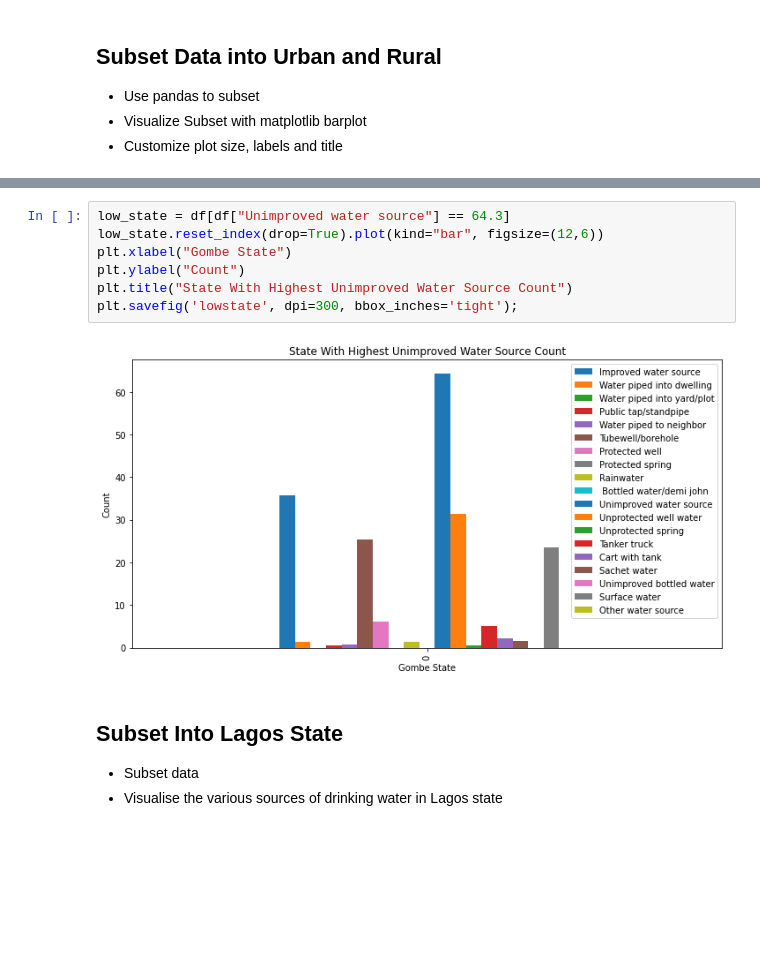
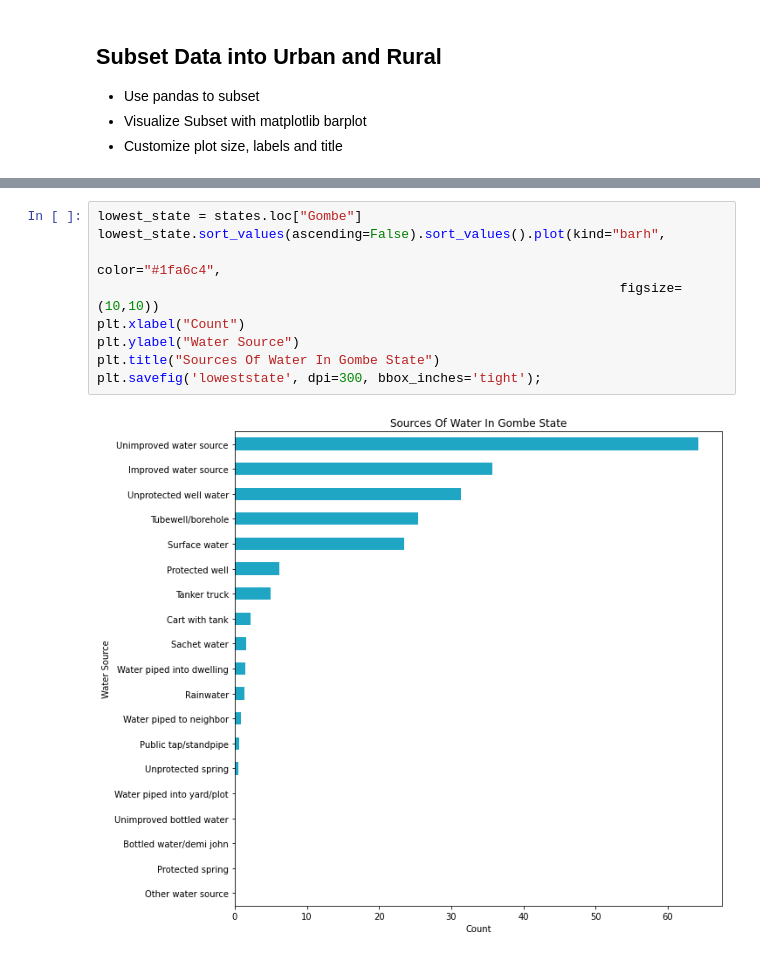
Before and after one commit to TheBlueZayn/analysis-of-water-sources-in-nigeria, a Jupyter notebook: Analysis Of Water Sources In Nigeria.ipynb, the cells around one changed output, grey strips where cells are left out. Drawn from its saved outputs; the diff is of its cells as text; blank space fills up the shorter version.

```diff
--- a/Analysis Of Water Sources In Nigeria.ipynb
+++ b/Analysis Of Water Sources In Nigeria.ipynb
@@ -198,14 +208,12 @@ df[df["Unimproved water source"] == 64.3]
-# %%
-low_state = df[df["Unimproved water source"] == 64.3]
-low_state.reset_index(drop=True).plot(kind="bar", figsize=(12,6))
-plt.xlabel("Gombe State")
-plt.ylabel("Count")
-plt.title("State With Highest Unimproved Water Source Count")
-plt.savefig('lowstate', dpi=300, bbox_inches='tight');
-# %% [output]
-[figure, removed]
-# %% [markdown]
-## Subset Into Lagos State
-- Subset data
-- Visualise the various sources of drinking water in Lagos state
+# %%
+lowest_state = states.loc["Gombe"]
+lowest_state.sort_values(ascending=False).sort_values().plot(kind="barh",
+                                                                   color="#1fa6c4",
+                                                                   figsize=(10,10))
+plt.xlabel("Count")
+plt.ylabel("Water Source")
+plt.title("Sources Of Water In Gombe State")
+plt.savefig('loweststate', dpi=300, bbox_inches='tight');
+# %% [output]
+[figure, added]
 # %%
```
Also changed, not shown: parts of 18 cells of this notebook, 3 other files.
